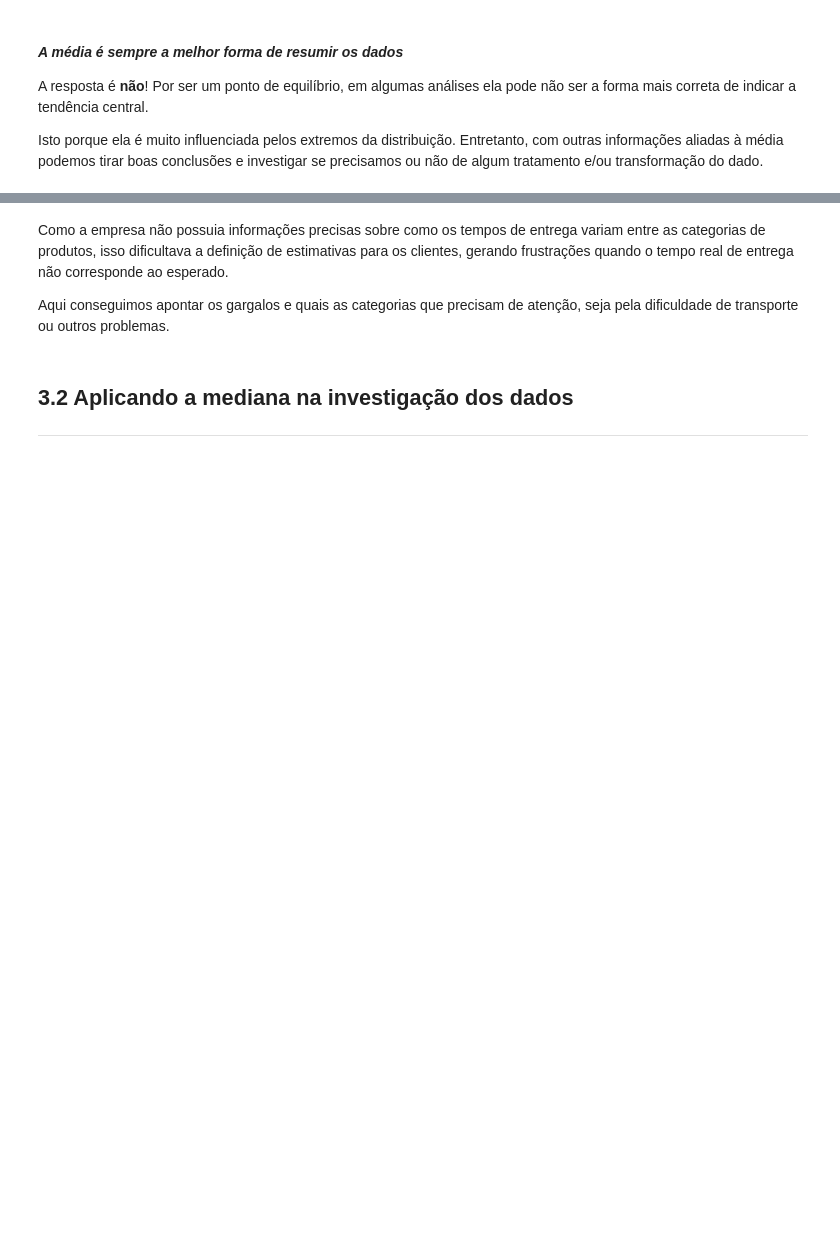
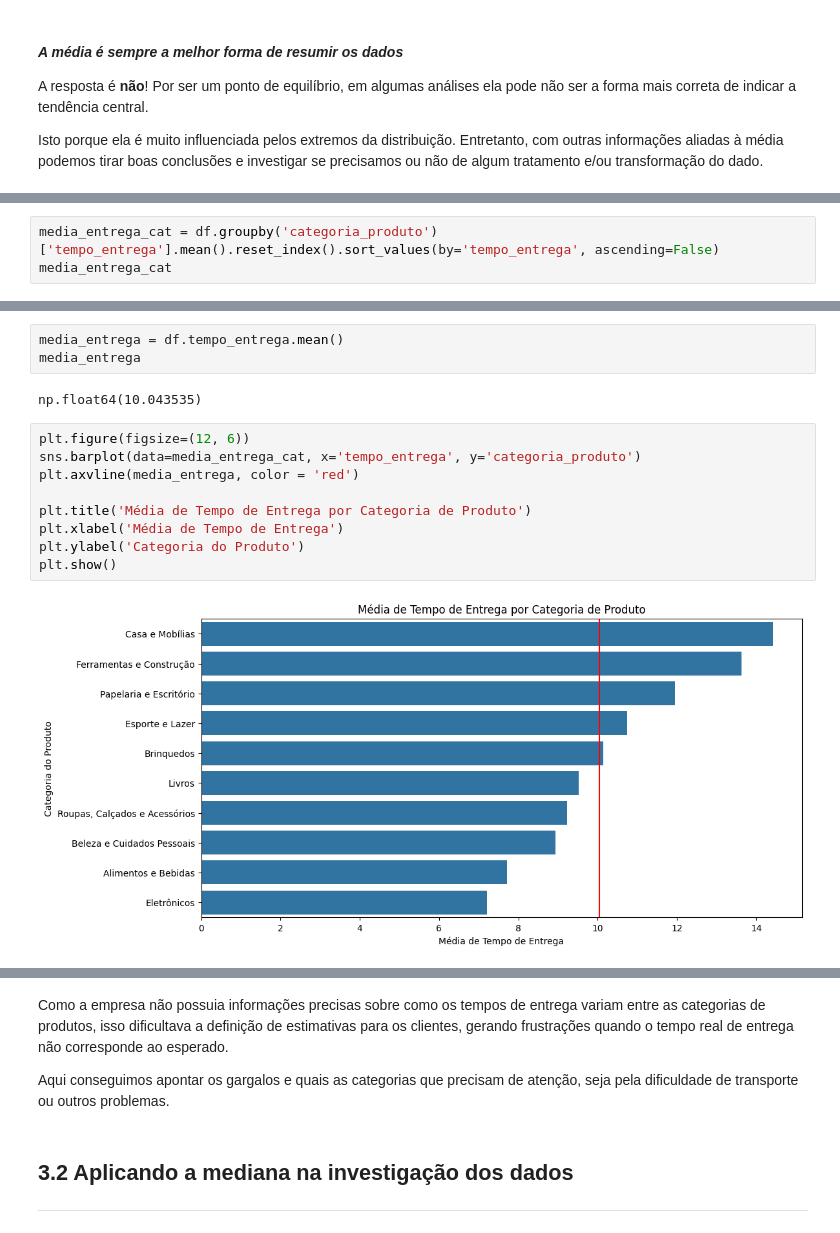
Before and after one commit to mauricioaalmeida/ONE-ETL, a Jupyter notebook: Projeto_Inicial_Estatística_com_Python_frequencias_e_medidas.ipynb, the cells around one changed output, grey strips where cells are left out. Saved outputs shown, nothing was run; the diff lists cells and outputs as text; blank space fills up the shorter version.

Commit message:
3 - Analisando tendências: Média, Mediana e Moda

```diff
--- a/Projeto_Inicial_Estatística_com_Python_frequencias_e_medidas.ipynb
+++ b/Projeto_Inicial_Estatística_com_Python_frequencias_e_medidas.ipynb
@@ -671,0 +707,3 @@ Isto porque ela é muito influenciada pelos extremos da distribuição. Entretan
+# %%
+media_entrega_cat = df.groupby('categoria_produto')['tempo_entrega'].mean().reset_index().sort_values(by='tempo_entrega', ascending=False)
+media_entrega_cat
@@ -671,0 +722,16 @@ Isto porque ela é muito influenciada pelos extremos da distribuição. Entretan
+# %%
+media_entrega = df.tempo_entrega.mean()
+media_entrega
+# %% [output]
+np.float64(10.043535)
+# %%
+plt.figure(figsize=(12, 6))
+sns.barplot(data=media_entrega_cat, x='tempo_entrega', y='categoria_produto')
+plt.axvline(media_entrega, color = 'red')
+
+plt.title('Média de Tempo de Entrega por Categoria de Produto')
+plt.xlabel('Média de Tempo de Entrega')
+plt.ylabel('Categoria do Produto')
+plt.show()
+# %% [output]
+[figure, added]
```
Also changed, not shown: parts of 26 cells of this notebook.
